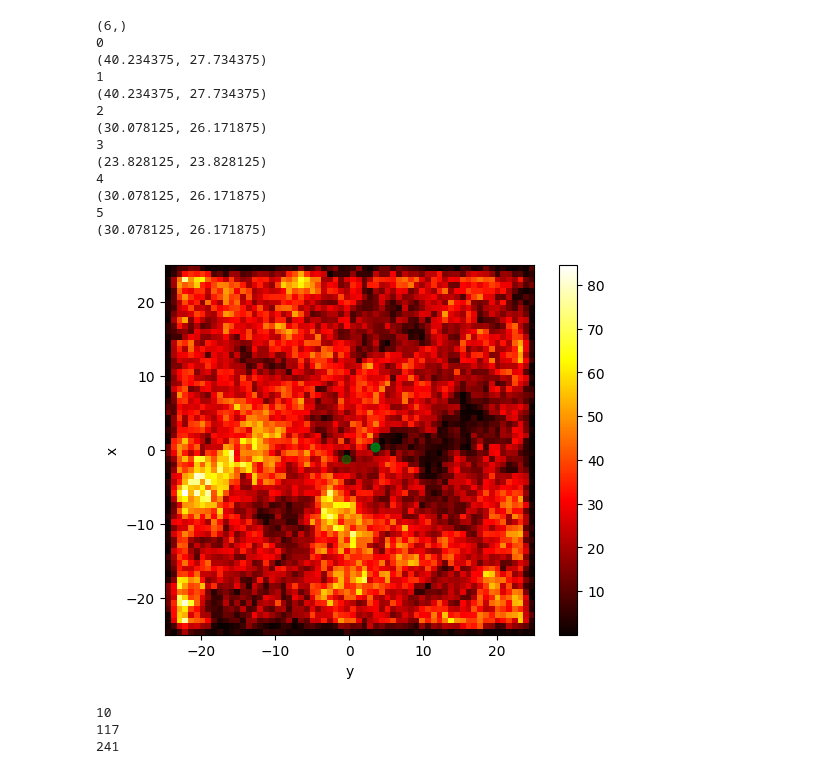
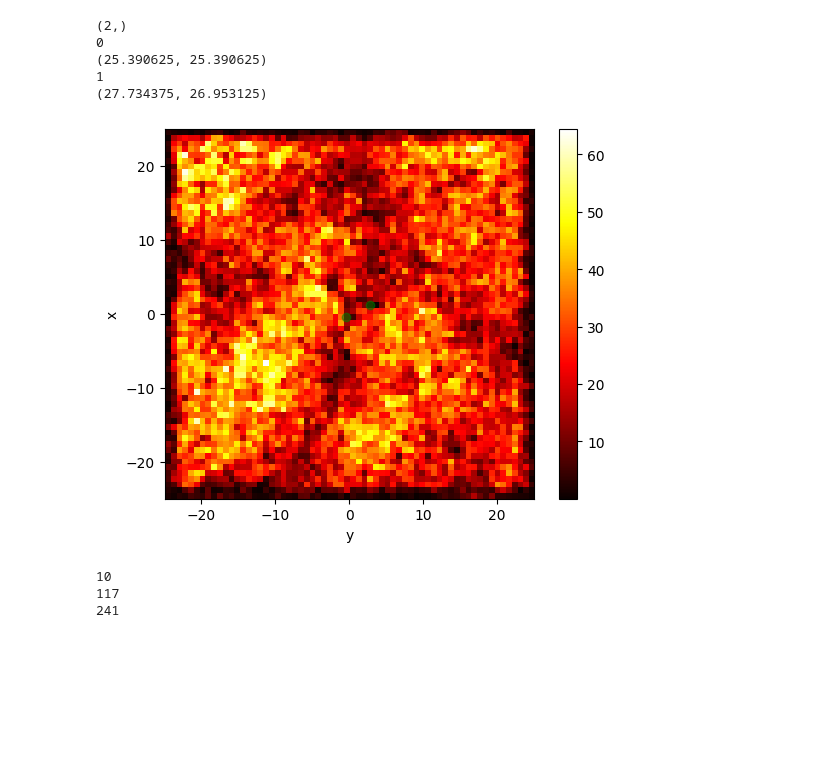
Before and after one commit to easuit24/BECs2, a Jupyter notebook: testpointtracking2.ipynb, the cells around one changed output. Drawn from its saved outputs; the diff is of its cells as text; code cells hidden in the pictures; blank space fills up the shorter version.

```diff
--- a/testpointtracking2.ipynb
+++ b/testpointtracking2.ipynb
@@ -92,7 +62,7 @@ Vortex Type:  False
 
 # plt.show()
 # %%
-s = 10
+s = 22
 print(np.shape(tracker.points))
 # v1_traj = tracker.points[0].getTrajectory()
 # v2_traj = tracker.points[1].getTrajectory()
@@ -105,45 +75,37 @@ for i in range(len(tracker.points)):
 # v4_traj = tracker.points[3].getTrajectory()
 box = g.snaps[s][int(L/2/dx):int(3*L/2/dx), int(L/2/dx):int(3*L/2/dx)]
 plt.figure()
 plt.imshow(np.abs(box)**2, cmap = plt.cm.hot, origin = 'lower', extent = [-L/2, L/2, -L/2, L/2])
 plt.colorbar()
 # plt.scatter(v1_traj[s][0]-L/2,v1_traj[s][1]-L/2, color = 'blue', alpha = 0.7)
 # plt.scatter(v2_traj[s][0]-L/2,v2_traj[s][1]-L/2, color = 'green', alpha = 0.7)
 
 for i in range(len(tracker.points)):
     startindex = tracker.points[i].getStartTime()/(250*tracker.dt)
 
     if startindex <= s:
         print(i)
         print(tracker.points[i].getCoors())
         if tracker.points[i].getVortexType() == True:
             plt.scatter(vi_traj[i][int(s-startindex)][0]-L/2, vi_traj[i][int(s-startindex)][1]-L/2, alpha = 0.5, color = 'blue')
         else:
 
             plt.scatter(vi_traj[i][int(s-startindex)][0]-L/2, vi_traj[i][int(s-startindex)][1]-L/2, alpha = 0.5, color = 'green')
 #plt.scatter(v3_traj[0][0]-L/2,v3_traj[0][1]-L/2, color = 'purple', alpha = 0.7)
 #plt.scatter(v4_traj[0][0]-L/2,v4_traj[0][1]-L/2, color = 'white', alpha = 0.7)
 # plt.xlim(-12,12)
 # plt.ylim(-12,12)
 plt.xlabel('y')
 plt.ylabel('x')
 
 plt.show()
 # %% [output]
-(6,)
+(2,)
 0
-(40.234375, 27.734375)
+(25.390625, 25.390625)
 1
-(40.234375, 27.734375)
-2
-(30.078125, 26.171875)
-3
-(23.828125, 23.828125)
-4
-(30.078125, 26.171875)
-5
-(30.078125, 26.171875)
+(27.734375, 26.953125)
-[figure, old version]
+[figure, new version]
 # %%
 print(len(tracker.points))
 
```
Also changed, not shown: parts of 3 cells of this notebook, 1 other file.
